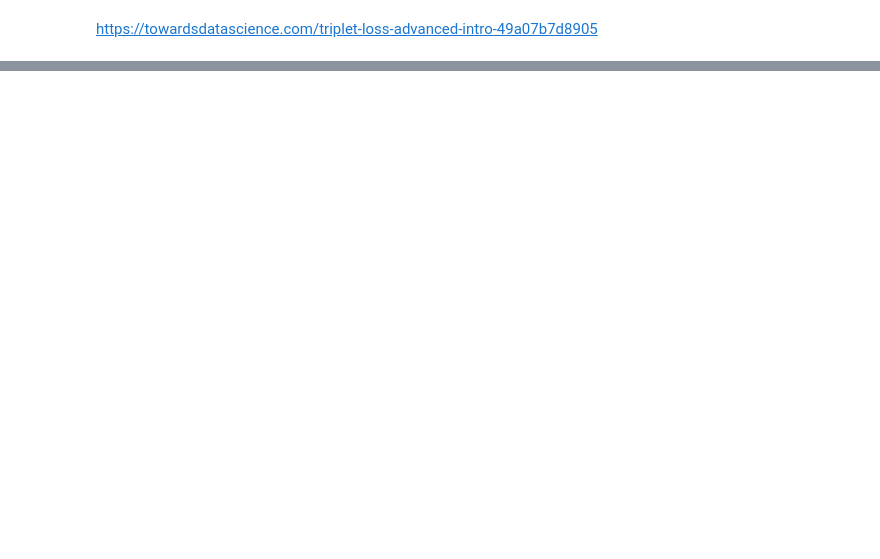
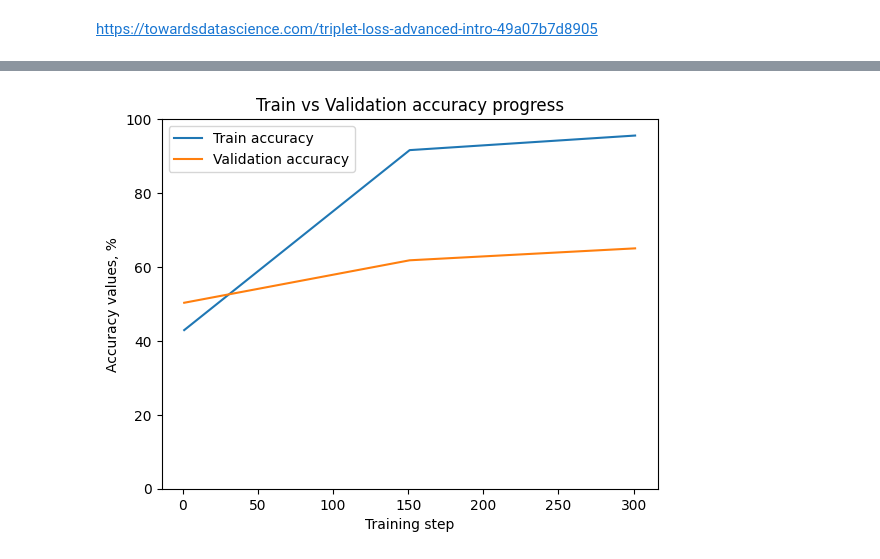
Before and after one commit to PrometheusUA/speaker-verification-project, a Jupyter notebook: neural/NN_main.ipynb, the cells around one changed output, grey strips where cells are left out. Drawn from its saved outputs; the diff is of its cells as text; code cells hidden in the pictures; blank space fills up the shorter version.

```diff
--- a/neural/NN_main.ipynb
+++ b/neural/NN_main.ipynb
@@ -690,0 +846,13 @@ Step: 201 - Loss: 1.2049, Train Acc: 0.9524, Optim distance threshold: 0.8161
+# %%
+eval_steps = [i * EVAL_EVERY_STEPS + 1 for i in range(len(train_accs))]
+# %%
+plt.title('Train vs Validation accuracy progress')
+plt.plot(eval_steps, 100*np.array(train_accs), label='Train accuracy')
+plt.plot(eval_steps, 100*np.array(val_accs), label='Validation accuracy')
+plt.ylabel('Accuracy values, %')
+plt.xlabel('Training step')
+plt.ylim([0, 100])
+plt.legend()
+plt.show()
+# %% [output]
+[figure, added]
```
Also changed, not shown: parts of 59 cells of this notebook, 4 other files.
